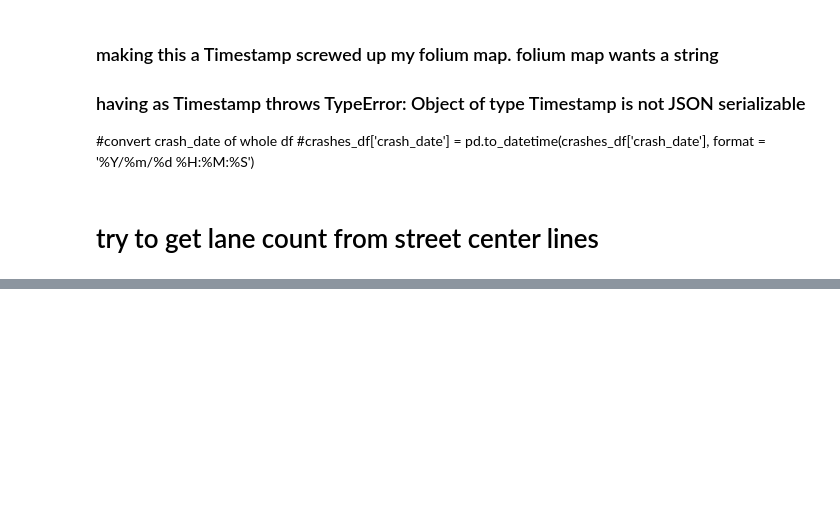
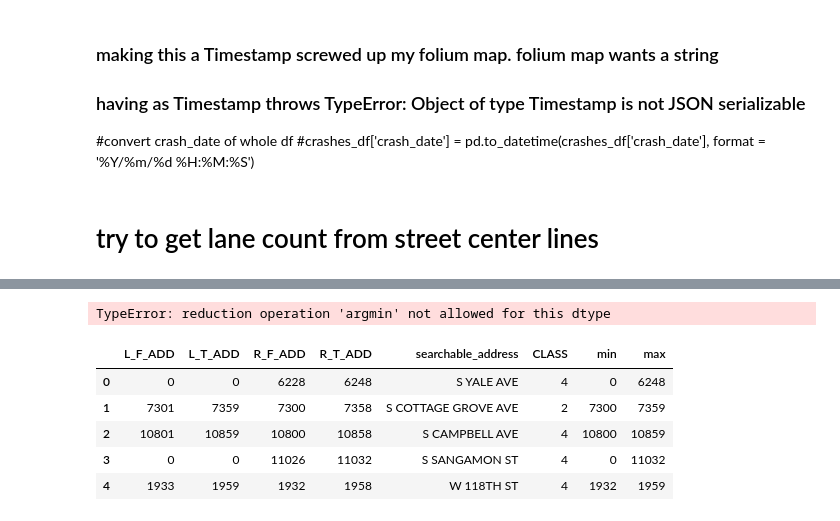
Before and after one commit to canderson197/Chicago-Traffic-Violence-Peds-Cyclists, a Jupyter notebook: data cleaning.ipynb, the cells around one changed output, grey strips where cells are left out. Saved outputs shown, nothing was run; the diff lists cells and outputs as text; code cells hidden in the pictures; blank space fills up the shorter version.

```diff
--- a/data cleaning.ipynb
+++ b/data cleaning.ipynb
@@ -499,0 +312,2 @@ street_center_lines[street_center_lines['STREET_NAM'] == 'ARGYLE']
+# %%
+city_addresses['searchable_address'] = city_addresses['PRE_DIR'] + ' ' + city_addresses['STREET_NAM'] + ' ' + city_addresses['STREET_TYP']
@@ -499,0 +320,33 @@ street_center_lines[street_center_lines['STREET_NAM'] == 'ARGYLE']
+# %%
+city_addresses = city_addresses[['L_F_ADD','L_T_ADD','R_F_ADD','R_T_ADD','searchable_address','CLASS']]
+# %%
+city_addresses['min'] = city_addresses.min(axis=1)
+city_addresses['max'] = city_addresses.max(axis=1)
+# %%
+for index, row in city_addresses.iterrows():
+    if row.L_F_ADD < L_T_ADD & R_F_ADD & R_T_ADD:
+        city_addresses.loc[index, "min"] = L_F_ADD
+
+for index, row in movies_df.iterrows():
+    if row['duration'] <= 30:
+        movies_df.loc[index, 'category'] = 'short'
+    elif row['duration'] <= 120:
+        movies_df.loc[index, 'category'] = 'average'
+    else:
+        movies_df.loc[index, 'category'] = 'long'
+# %%
+mins = city_addresses.idxmin(axis="columns")
+
+for i, r in df.iterrows():
+    mins[i] = list(r[r == r[mins[i]]].index)
+# %% [output]
+TypeError: reduction operation 'argmin' not allowed for this dtype
+# %%
+city_addresses.head()
+# %% [output]
+|  | L_F_ADD | L_T_ADD | R_F_ADD | R_T_ADD | searchable_address | CLASS | min | max |
+| 0 | 0 | 0 | 6228 | 6248 | S YALE AVE | 4 | 0 | 6248 |
+| 1 | 7301 | 7359 | 7300 | 7358 | S COTTAGE GROVE AVE | 2 | 7300 | 7359 |
+| 2 | 10801 | 10859 | 10800 | 10858 | S CAMPBELL AVE | 4 | 10800 | 10859 |
+| 3 | 0 | 0 | 11026 | 11032 | S SANGAMON ST | 4 | 0 | 11032 |
+| 4 | 1933 | 1959 | 1932 | 1958 | W 118TH ST | 4 | 1932 | 1959 |
```
Also changed, not shown: parts of 62 cells of this notebook.
